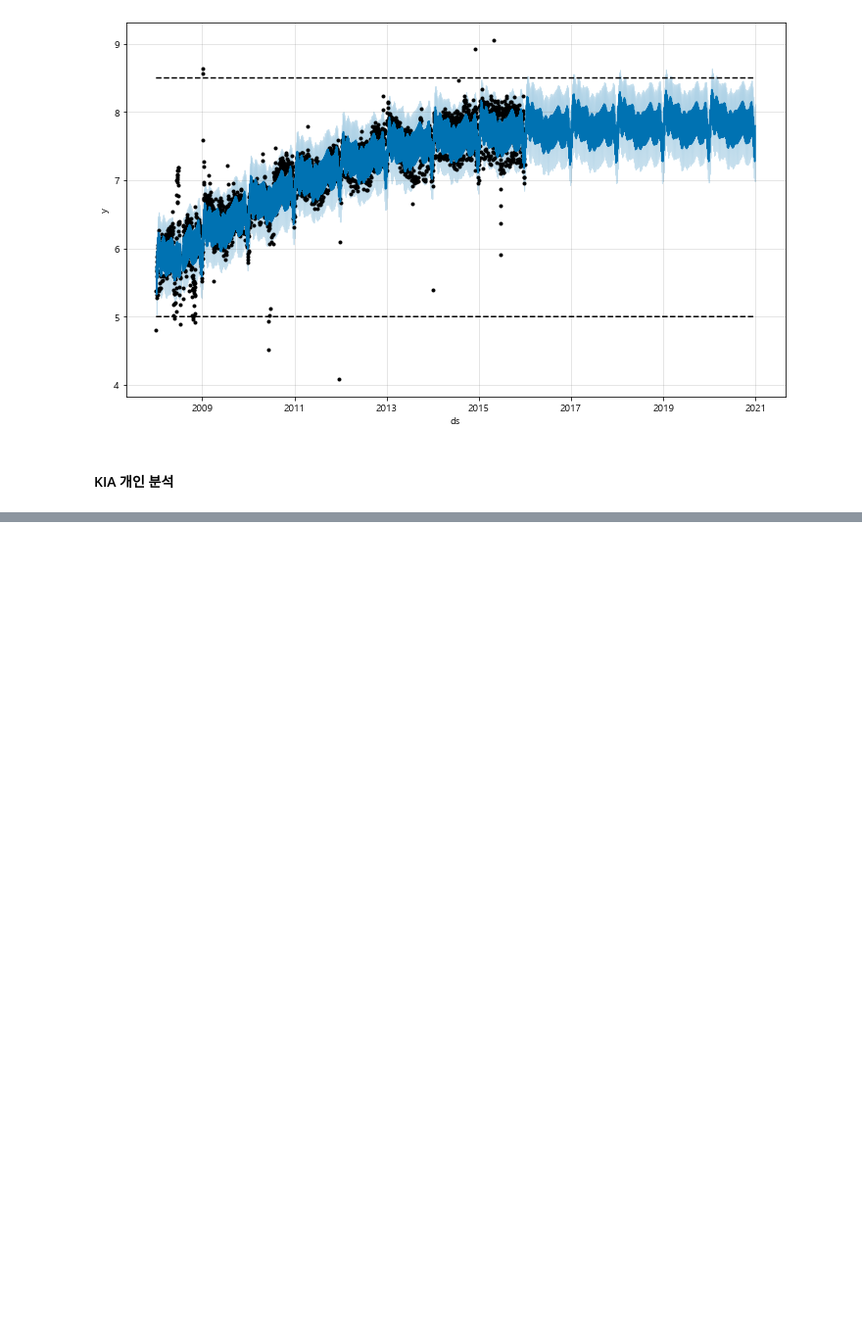
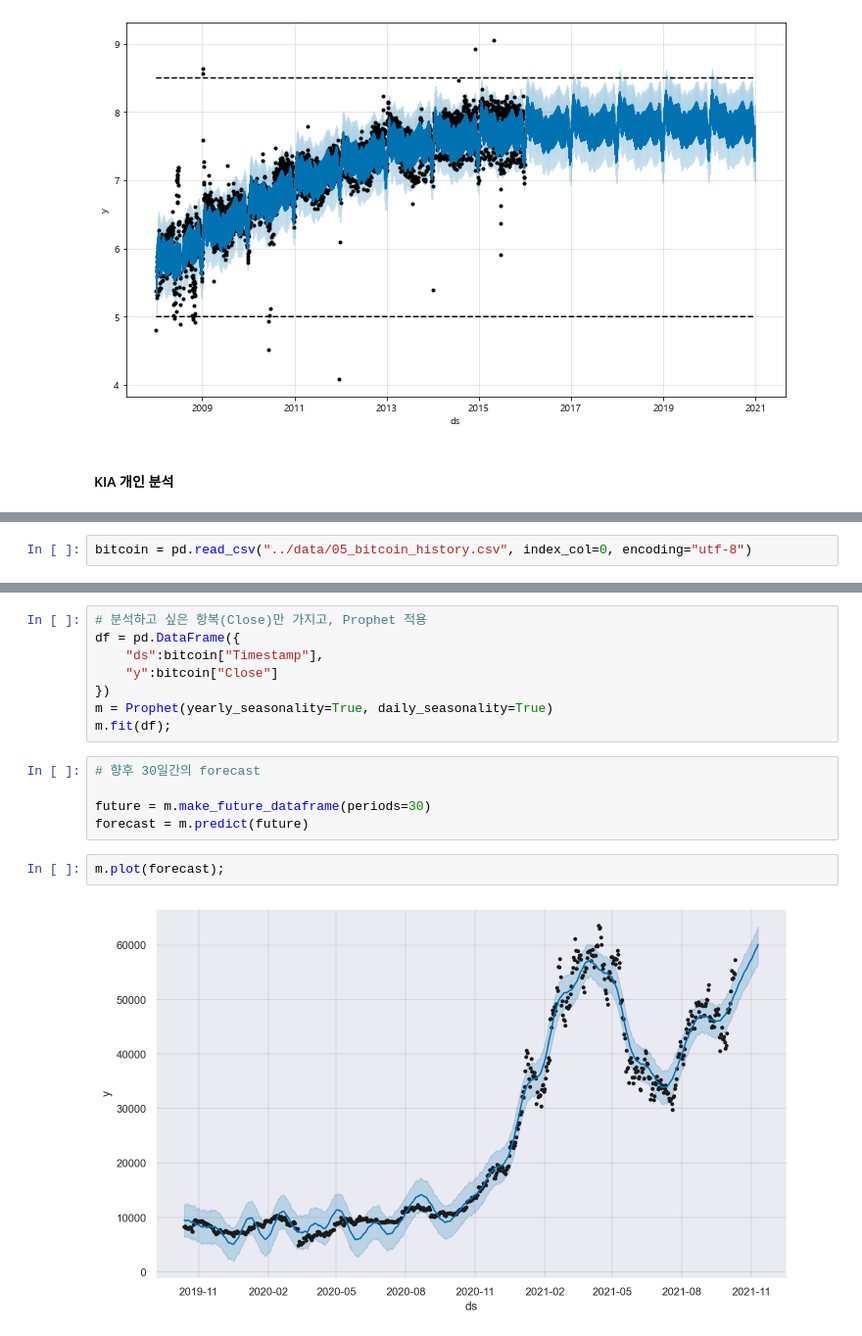
Before and after one commit to kimjaemin95/nekalakubae_data_science_1st, a Jupyter notebook: ds_study/code/05. forecast.ipynb, the cells around one changed output, grey strips where cells are left out. Shown at 98% size. Cells and saved outputs as stored; diff of their text form; blank space fills up the shorter version.

```diff
--- a/ds_study/code/05. forecast.ipynb
+++ b/ds_study/code/05. forecast.ipynb
@@ -853,0 +969,2 @@ kia["Close"].plot(grid=True, figsize=(12, 5))
+# %%
+bitcoin = pd.read_csv("../data/05_bitcoin_history.csv", index_col=0, encoding="utf-8")
@@ -853,0 +980,17 @@ kia["Close"].plot(grid=True, figsize=(12, 5))
+# %%
+# 분석하고 싶은 항복(Close)만 가지고, Prophet 적용
+df = pd.DataFrame({
+    "ds":bitcoin["Timestamp"],
+    "y":bitcoin["Close"]
+})
+m = Prophet(yearly_seasonality=True, daily_seasonality=True)
+m.fit(df);
+# %%
+# 향후 30일간의 forecast
+
+future = m.make_future_dataframe(periods=30)
+forecast = m.predict(future)
+# %%
+m.plot(forecast);
+# %% [output]
+[figure, added]
```
Also changed, not shown: parts of 21 cells of this notebook, 4 other files.
